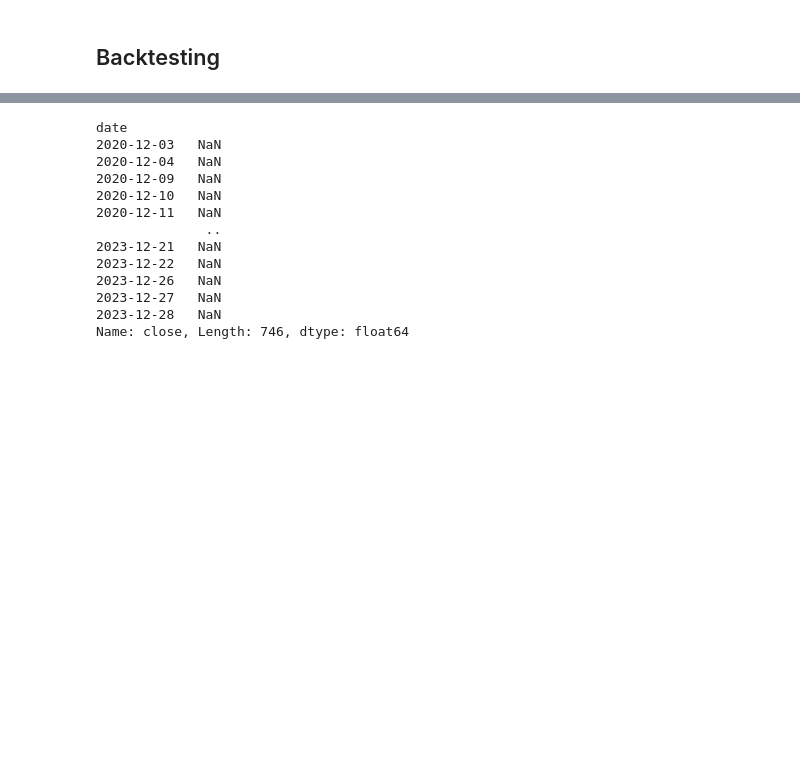
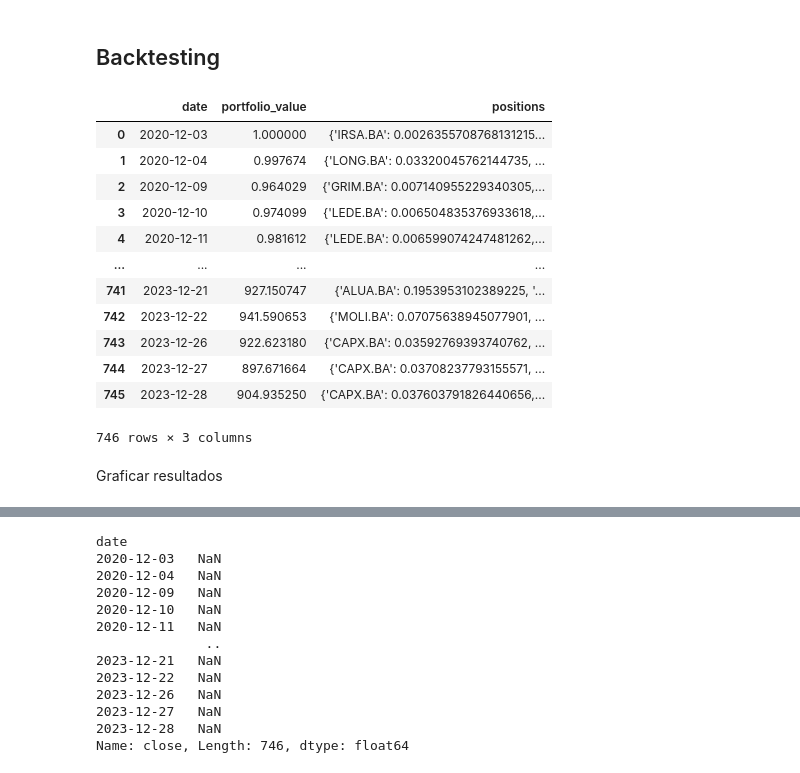
Before and after one commit to roboadvisor-fiuba/portfolio-predictor, a Jupyter notebook: notebooks/06_backtesting.ipynb, the cells around one changed output, grey strips where cells are left out. Cells and saved outputs as stored; diff of their text form; code cells hidden in the pictures; blank space fills up the shorter version.

```diff
--- a/notebooks/06_backtesting.ipynb
+++ b/notebooks/06_backtesting.ipynb
@@ -86,42 +86,68 @@ predictions
 # %%
 import pandas as pd
 import numpy as np
 import matplotlib.pyplot as plt
 
 df = predictions
 
 def backtest(df, initial_capital=1):
 	portfolio_value = []
-	positions = dict()
+	open_positions = dict()
+	positions = []
 	value = initial_capital
 
 	dates = df.index.levels[1]
 	for date in dates:
 		daily_df = df.xs(date, level='date')
 
-		# use open positions to compute total value
-		if len(positions) > 0:
+		# use open open_positions to compute total value
+		if len(open_positions) > 0:
 			value = 0
-			for (ticker, alloc) in positions.items():
-				price = daily_df.loc[ticker, 'close']
-				value += price * alloc
+			for (ticker, alloc) in open_positions.items():
+				if ticker == 'cash':
+					value += alloc
+				else:
+					price = daily_df.loc[ticker, 'close']
+					value += price * alloc
 		portfolio_value.append(value)
 
 		# select next 5 best predictions
-		top_predictions = daily_df.nlargest(N_LONGS, 'prediction')
+		top_predictions = daily_df[daily_df['prediction'] > 0].nlargest(N_LONGS, 'prediction')
 
-		# update open positions
-		positions = dict()
-		allocation = value / len(top_predictions)
-		for ticker in top_predictions.index:
-			price = daily_df.loc[ticker, 'close']
-			positions[ticker] = allocation / price
+		open_positions = dict()
 
-	return portfolio_value
+		if len(top_predictions) == 0:
+			open_positions['cash'] = value
+		else:
+			# update open open_positions
+			allocation = value / len(top_predictions)
+			for ticker in top_predictions.index:
+				price = daily_df.loc[ticker, 'close']
+				open_positions[ticker] = allocation / price
 
-portfolio_value = backtest(df)
+		positions.append(open_positions)
+
+	return portfolio_value, positions
+
+portfolio_value, positions = backtest(df)
 
 portfolio_df = pd.DataFrame({
     'date': df.index.levels[1],
-    'portfolio_value': portfolio_value
+    'portfolio_value': portfolio_value,
+	'positions': positions
 })
+portfolio_df
+# %% [output]
+|  | date | portfolio_value | positions |
+| 0 | 2020-12-03 | 1.000000 | {'IRSA.BA': 0.0026355708768131215... |
+| 1 | 2020-12-04 | 0.997674 | {'LONG.BA': 0.03320045762144735, ... |
+| 2 | 2020-12-09 | 0.964029 | {'GRIM.BA': 0.007140955229340305,... |
+| 3 | 2020-12-10 | 0.974099 | {'LEDE.BA': 0.006504835376933618,... |
+| 4 | 2020-12-11 | 0.981612 | {'LEDE.BA': 0.006599074247481262,... |
+| ... | ... | ... | ... |
+| 741 | 2023-12-21 | 927.150747 | {'ALUA.BA': 0.1953953102389225, '... |
+| 742 | 2023-12-22 | 941.590653 | {'MOLI.BA': 0.07075638945077901, ... |
+| 743 | 2023-12-26 | 922.623180 | {'CAPX.BA': 0.03592769393740762, ... |
+| 744 | 2023-12-27 | 897.671664 | {'CAPX.BA': 0.03708237793155571, ... |
+| 745 | 2023-12-28 | 904.935250 | {'CAPX.BA': 0.037603791826440656,... |
+746 rows × 3 columns
@@ -128,3 +159,5 @@ portfolio_df = pd.DataFrame({
+# %% [markdown]
+Graficar resultados
 # %%
 # Graficar los resultados
 plt.figure(figsize=(12, 6))
```
Also changed, not shown: parts of 34 cells of this notebook, 3 other files.
